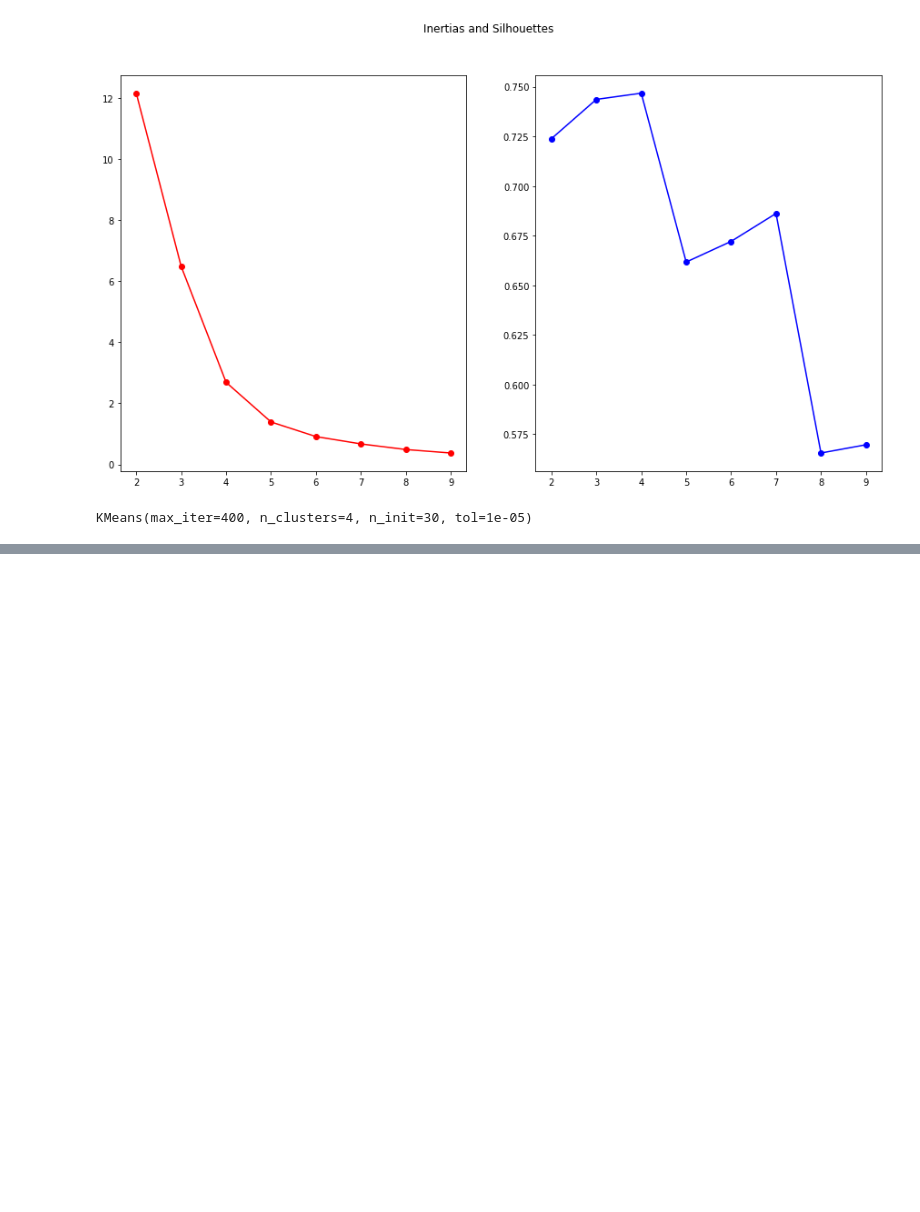
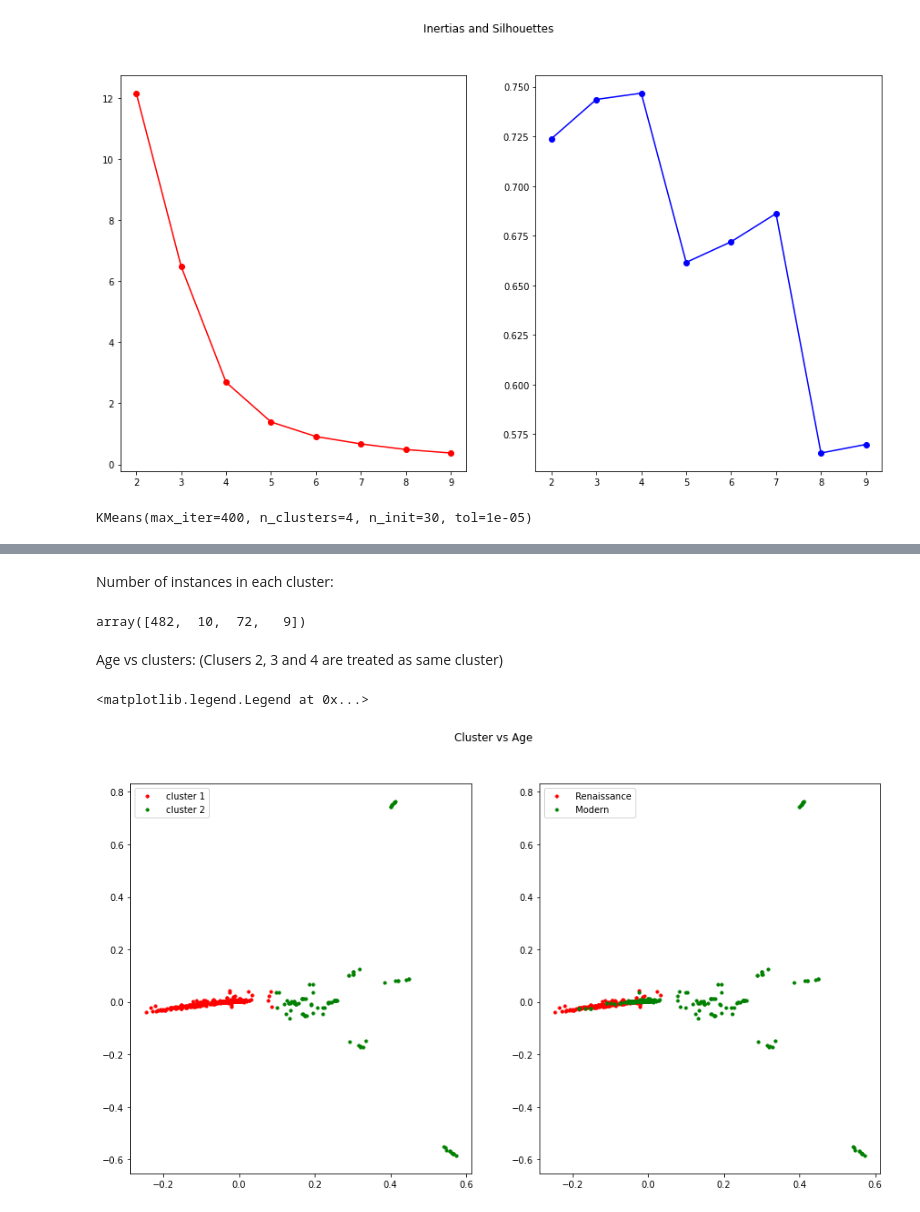
Before and after one commit to MATF-istrazivanje-podataka-1/2023_Data_Mining_Poetry_Dataset, a Jupyter notebook: clustering/KMeans.ipynb, the cells around one changed output, grey strips where cells are left out. Drawn from its saved outputs; the diff is of its cells as text; code cells hidden in the pictures; blank space fills up the shorter version.

```diff
--- a/clustering/KMeans.ipynb
+++ b/clustering/KMeans.ipynb
@@ -221,0 +235,44 @@ plt.show()
+# %% [markdown]
+Number of instances in each cluster:
+# %%
+np.bincount(model.labels_)
+# %% [output]
+array([482,  10,  72,   9])
+# %% [markdown]
+Age vs clusters:
+(Clusers 2, 3 and 4 are treated as same cluster)
+# %%
+labels = []
+for l in model.labels_:
+    if(l == 0):
+        labels.append(0)
+    else:
+        labels.append(1)
+labels_ = np.array(labels)
+# %%
+k = 2
+fig, (ax1, ax2) = plt.subplots(1, 2, figsize=(15, 8))
+fig.suptitle('Cluster vs Age')
+cluster = ['cluster ' + str(i+1) for i in range(k+1)]
+
+for i in range(k):
+    ax1.scatter(reduced_data[labels_ == i, 0],
+                reduced_data[labels_ == i, 1],
+                s=10, color=colors[i],
+                label=f' {cluster[i]}')
+ax1.legend()
+
+ages = df.age.unique()
+
+i = 0
+for a in ages:
+    ids = df.index[df['age'] == a].tolist()
+    ax2.scatter(np.array(reduced_data)[ids, 0],
+                np.array(reduced_data)[ids, 1],
+                s=10, color=colors[i],
+                label=f' {ages[i]}')
+    i+=1
+ax2.legend()
+# %% [output]
+<matplotlib.legend.Legend at 0x...>
+[figure, added]
```
Also changed, not shown: parts of 15 cells of this notebook, 17 other files.
